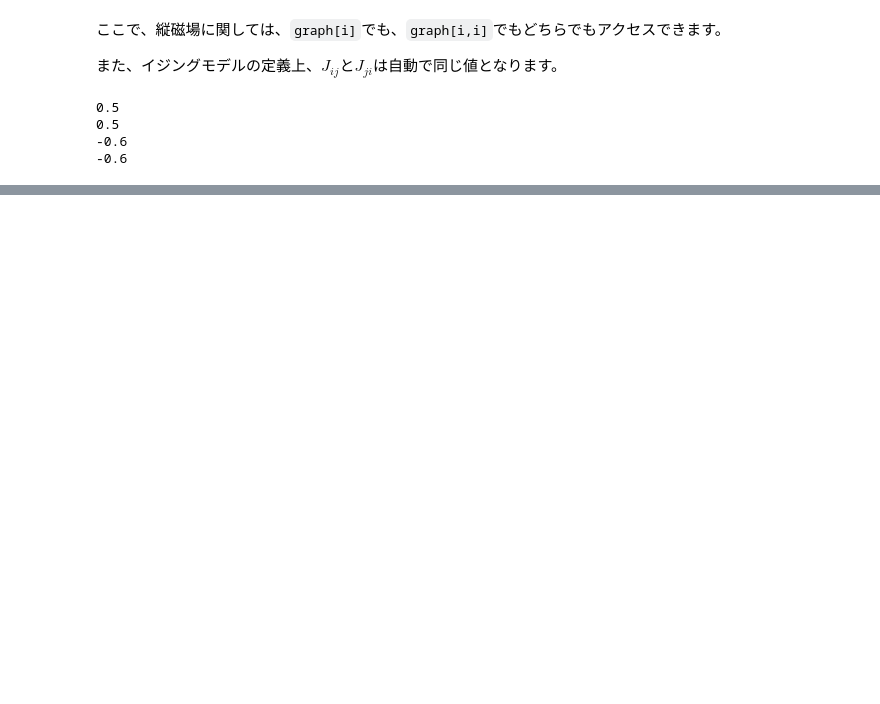
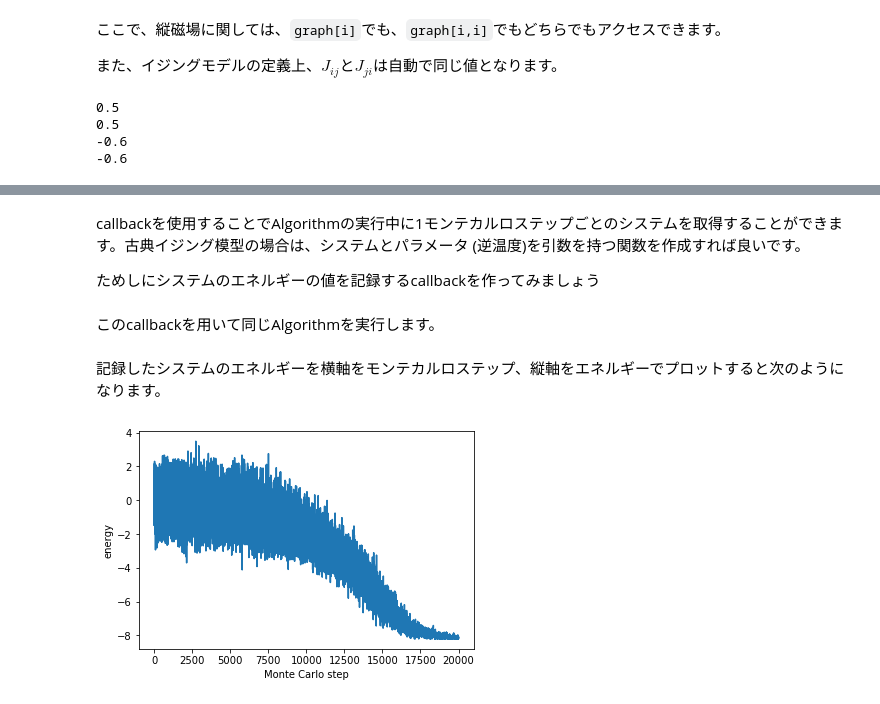
Before and after one commit to OpenJij/OpenJijTutorial, a Jupyter notebook: ja/A3-LargeScaleMC.ipynb, the cells around one changed output, grey strips where cells are left out. Saved outputs shown, nothing was run; the diff lists cells and outputs as text; code cells hidden in the pictures; blank space fills up the shorter version.

```diff
--- a/ja/A3-LargeScaleMC.ipynb
+++ b/ja/A3-LargeScaleMC.ipynb
@@ -75,0 +145,12 @@ print(graph[34,12])
+# %% [markdown]
+callbackを使用することでAlgorithmの実行中に1モンテカルロステップごとのシステムを取得することができます。古典イジング模型の場合は、システムとパラメータ (逆温度)を引数を持つ関数を作成すれば良いです。
+
+ためしにシステムのエネルギーの値を記録するcallbackを作ってみましょう
+# %%
+energies = []
+
+def callback_log_energy(system, beta):
+    #graphは以前にGraphモジュールにて定義したオブジェクトです
+    energies.append(graph.calc_energy(system.spin))
+# %% [markdown]
+このcallbackを用いて同じAlgorithmを実行します。
@@ -75,0 +161,10 @@ print(graph[34,12])
+# %% [markdown]
+記録したシステムのエネルギーを横軸をモンテカルロステップ、縦軸をエネルギーでプロットすると次のようになります。
+# %%
+import matplotlib.pyplot as plt
+plt.plot(range(len(energies)), energies)
+plt.xlabel('Monte Carlo step')
+plt.ylabel('energy')
+plt.show()
+# %% [output]
+[figure, added]
```
Also changed, not shown: parts of 21 cells of this notebook, 2 other files.
